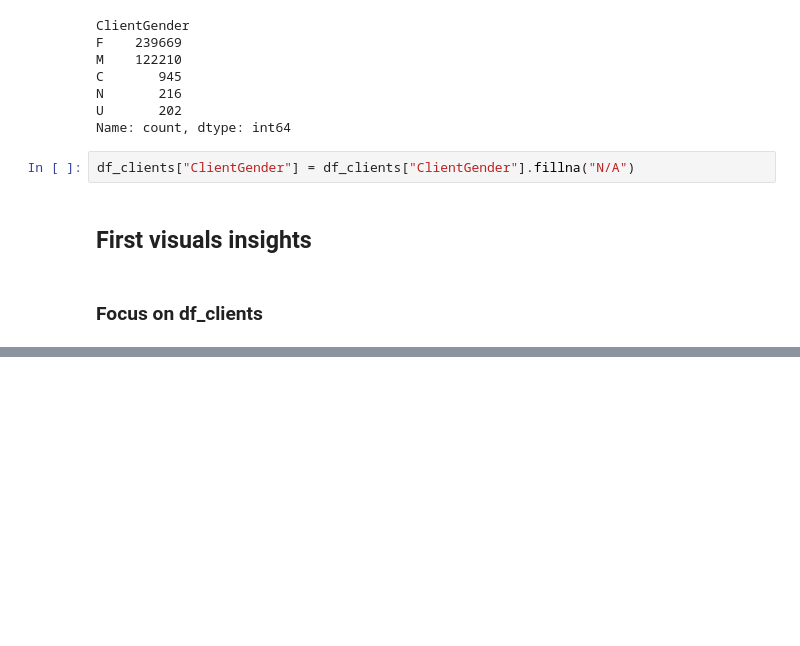
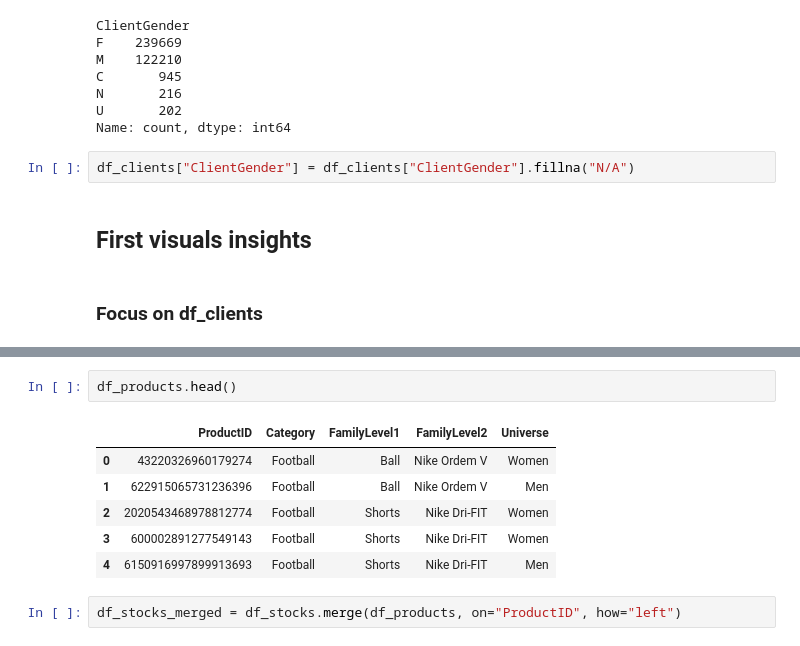
Before and after one commit to thom1100/NextPurchase, a Jupyter notebook: notebooks/EDA.ipynb, the cells around one changed output, grey strips where cells are left out. Drawn from its saved outputs; the diff is of its cells as text; blank space fills up the shorter version.

```diff
--- a/notebooks/EDA.ipynb
+++ b/notebooks/EDA.ipynb
@@ -114,0 +139,11 @@ for col in ["ClientSegment", "ClientCountry", "ClientGender"]:
+# %%
+df_products.head()
+# %% [output]
+|  | ProductID | Category | FamilyLevel1 | FamilyLevel2 | Universe |
+| 0 | 43220326960179274 | Football | Ball | Nike Ordem V | Women |
+| 1 | 622915065731236396 | Football | Ball | Nike Ordem V | Men |
+| 2 | 2020543468978812774 | Football | Shorts | Nike Dri-FIT | Women |
+| 3 | 600002891277549143 | Football | Shorts | Nike Dri-FIT | Women |
+| 4 | 6150916997899913693 | Football | Shorts | Nike Dri-FIT | Men |
+# %%
+df_stocks_merged = df_stocks.merge(df_products, on="ProductID", how="left")
```
Also changed, not shown: parts of 15 cells of this notebook.
